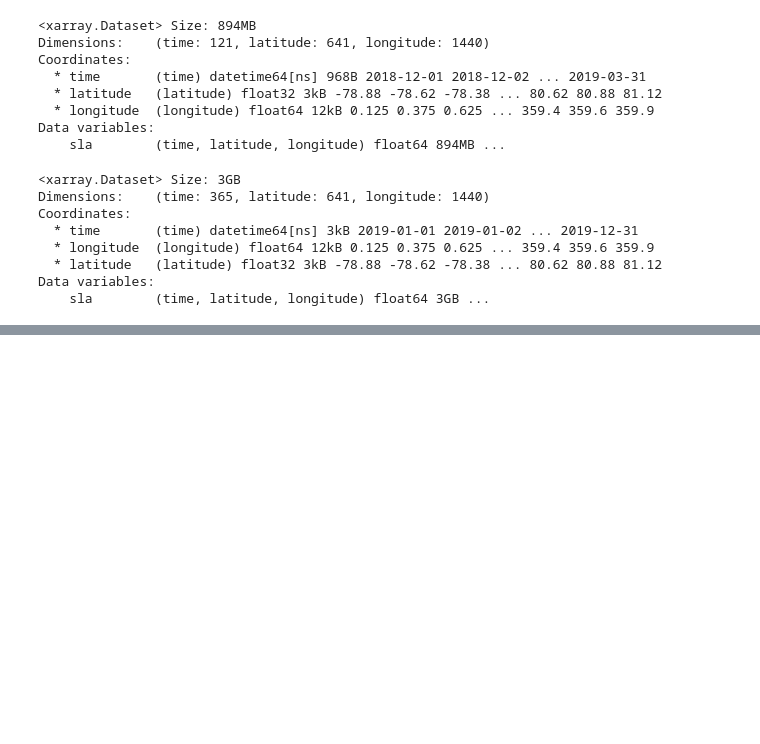
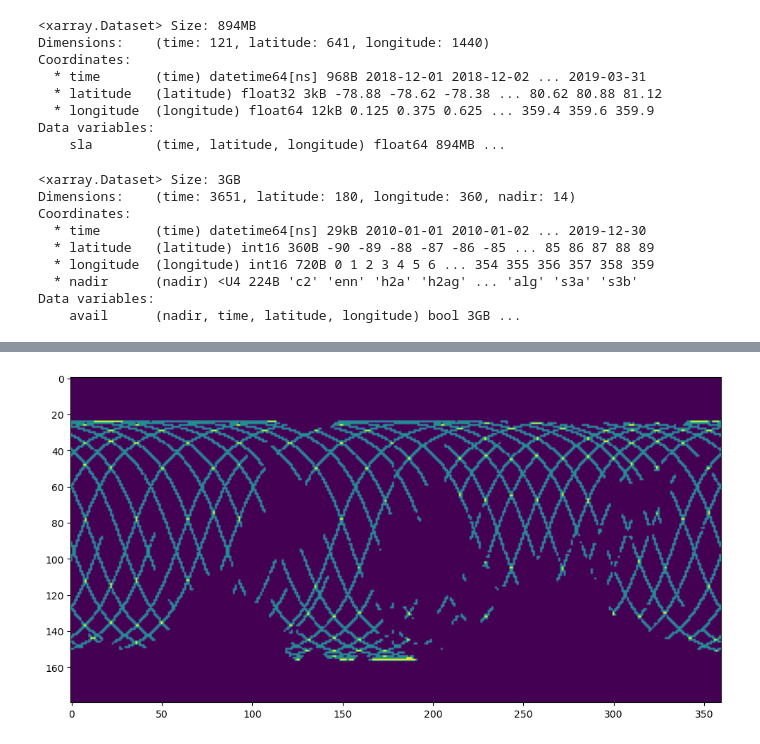
Before and after one commit to CIA-Oceanix/4dvarnet-global-mapping, a Jupyter notebook: test_devs.ipynb, the cells around one changed output, grey strips where cells are left out. Drawn from its saved outputs; the diff is of its cells as text; code cells hidden in the pictures; blank space fills up the shorter version.

```diff
--- a/test_devs.ipynb
+++ b/test_devs.ipynb
@@ -537,17 +537,41 @@ Coordinates:
 Data variables:
     sla        (time, latitude, longitude) float64 894MB ...
 # %%
-nc_file = 'inference/output/unet+-run2-8th-best-to8th.nc'
+nc_file = '/Odyssey/public/altimetry_traces/2010_2019/da_ose_2010_2019_daily_bool_1deg.nc'
 #nc_file = 'inference/output/unet-1000epochs-run2-4th-best-to4th.nc'
 ds = xr.open_dataset(nc_file)
-
 ds
 # %% [output]
 <xarray.Dataset> Size: 3GB
-Dimensions:    (time: 365, latitude: 641, longitude: 1440)
+Dimensions:    (time: 3651, latitude: 180, longitude: 360, nadir: 14)
 Coordinates:
-  * time       (time) datetime64[ns] 3kB 2019-01-01 2019-01-02 ... 2019-12-31
-  * longitude  (longitude) float64 12kB 0.125 0.375 0.625 ... 359.4 359.6 359.9
-  * latitude   (latitude) float32 3kB -78.88 -78.62 -78.38 ... 80.62 80.88 81.12
+  * time       (time) datetime64[ns] 29kB 2010-01-01 2010-01-02 ... 2019-12-30
+  * latitude   (latitude) int16 360B -90 -89 -88 -87 -86 -85 ... 85 86 87 88 89
+  * longitude  (longitude) int16 720B 0 1 2 3 4 5 6 ... 354 355 356 357 358 359
+  * nadir      (nadir) <U4 224B 'c2' 'enn' 'h2a' 'h2ag' ... 'alg' 's3a' 's3b'
 Data variables:
-    sla        (time, latitude, longitude) float64 3GB ...
+    avail      (nadir, time, latitude, longitude) bool 3GB ...
+# %%
+lon  = np.concatenate( (ds.longitude[180:-1]-360,ds.longitude[0:181]), axis=0)
+data = np.concatenate( (ds.avail.data[:,:,:,180:-1],ds.avail.data[:,:,:,0:181]), axis=3)
+# %%
+ds_new = ds = xr.Dataset(
+    data_vars=dict(
+        avail=(["nadir","time", "latitude", "longitude"], data),
+    ),
+    coords=dict(
+        time=("time", ds['time'].values),
+        latitude=("latitude", ds['latitude'].values),
+        longitude=("longitude", lon),
+        nadir =("nadir", ds['nadir'].values),
+    ),
+)
+ds_new['avail'].encoding.update(zlib=True, complevel=0)
+ds_new.to_netcdf(nc_file.replace('.nc','_convl4.nc') )
+# %%
+import matplotlib.pyplot as plt
+
+plt.figure(figsize=(12,6))
+plt.imshow(np.sum( ds_new['avail'].data + 0. , axis=0 )[100,:,:].squeeze() )
+pl
+# %% [output]
@@ -553,0 +579 @@ Data variables:
+[figure, added]
```
Also changed, not shown: parts of 1 cell of this notebook, 18 other files.
